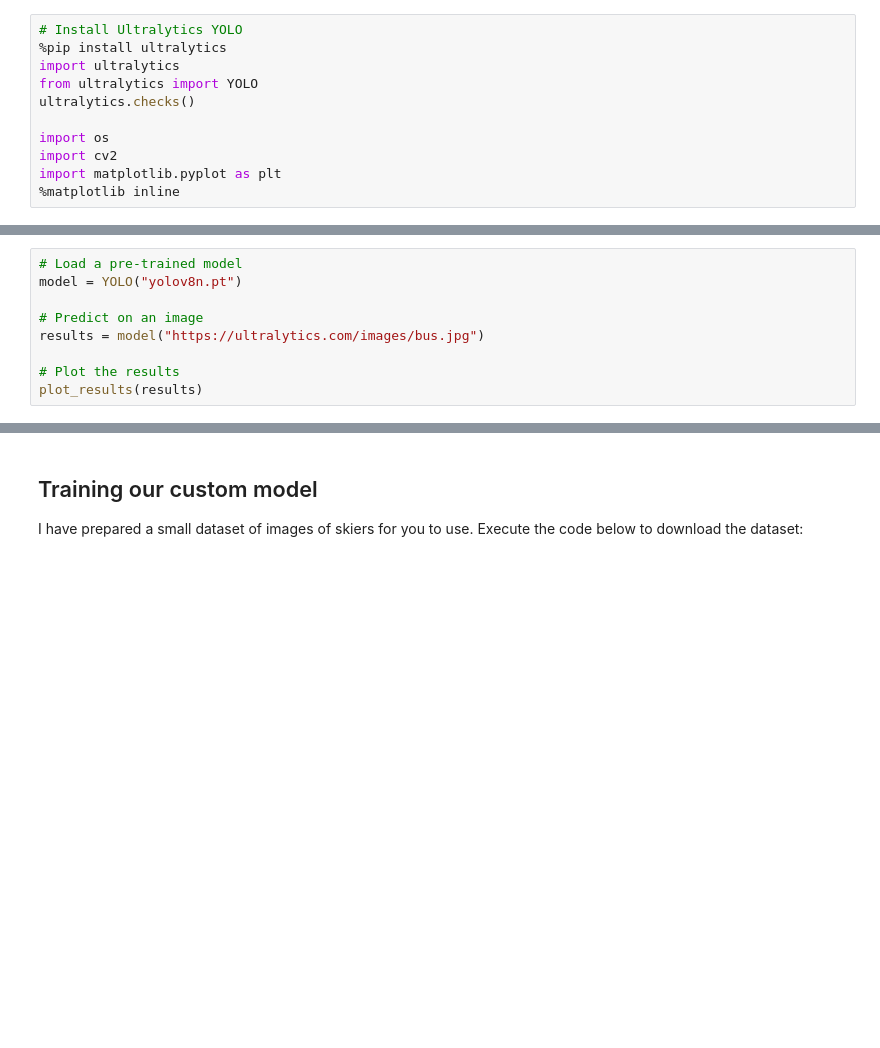
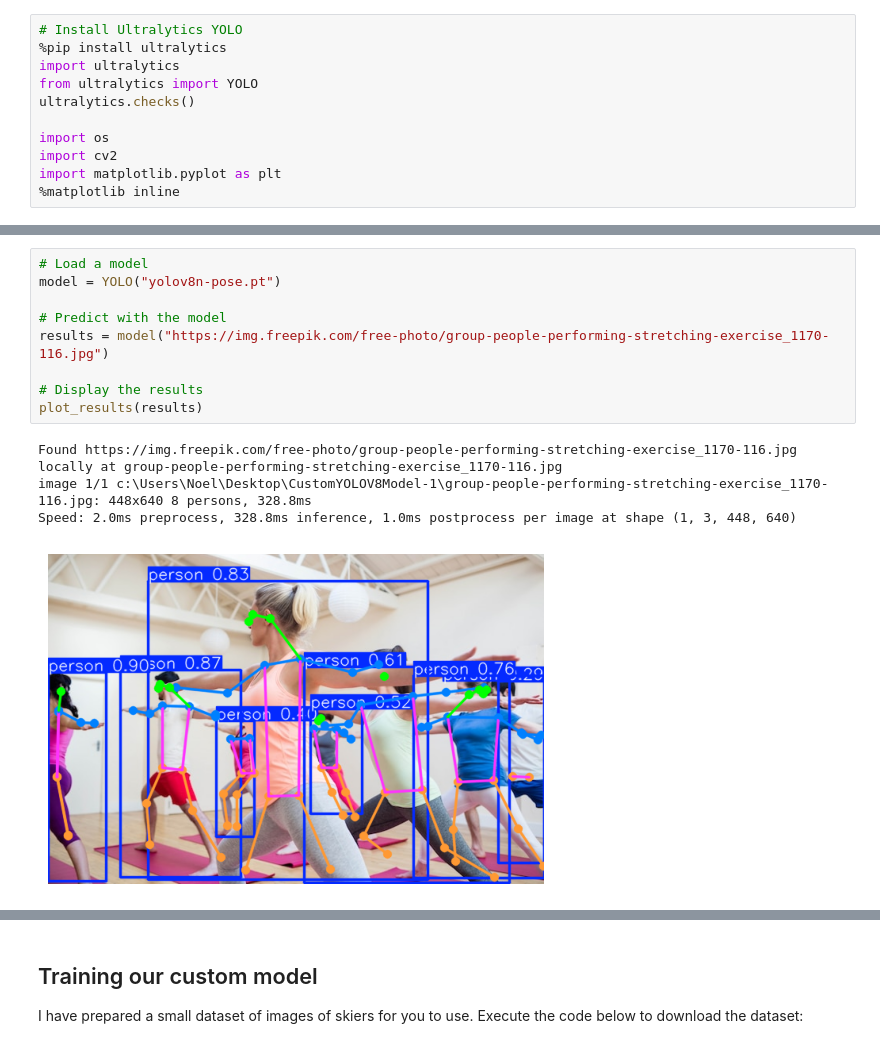
Before and after one commit to Eagleshot/CustomYOLOModel, a Jupyter notebook: yolo.ipynb, the cells around one changed output, grey strips where cells are left out. Drawn from its saved outputs; the diff is of its cells as text; blank space fills up the shorter version.

```diff
--- a/yolo.ipynb
+++ b/yolo.ipynb
@@ -101,9 +182,14 @@ With object detection, you can identify the class and location of objects in an
 # %%
-# Load a pre-trained model
-model = YOLO("yolov8n.pt")
+# Load a model
+model = YOLO("yolov8n-pose.pt")
 
-# Predict on an image
-results = model("https://ultralytics.com/images/bus.jpg")
+# Predict with the model
+results = model("https://img.freepik.com/free-photo/group-people-performing-stretching-exercise_1170-116.jpg")
 
-# Plot the results
+# Display the results
 plot_results(results)
+# %% [output]
+Found https://img.freepik.com/free-photo/group-people-performing-stretching-exercise_1170-116.jpg locally at group-people-performing-stretching-exercise_1170-116.jpg
+image 1/1 c:\Users\Noel\Desktop\CustomYOLOV8Model-1\group-people-performing-stretching-exercise_1170-116.jpg: 448x640 8 persons, 328.8ms
+Speed: 2.0ms preprocess, 328.8ms inference, 1.0ms postprocess per image at shape (1, 3, 448, 640)
+[figure, added]
```
Also changed, not shown: parts of 20 cells of this notebook.
